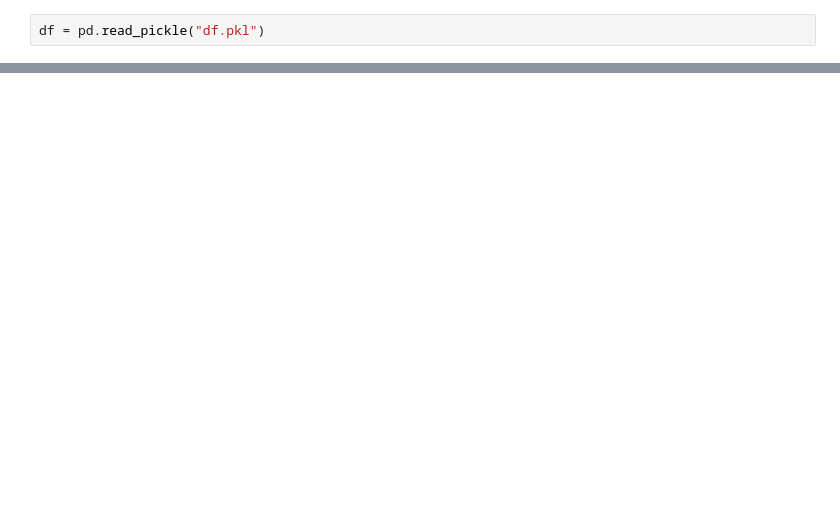
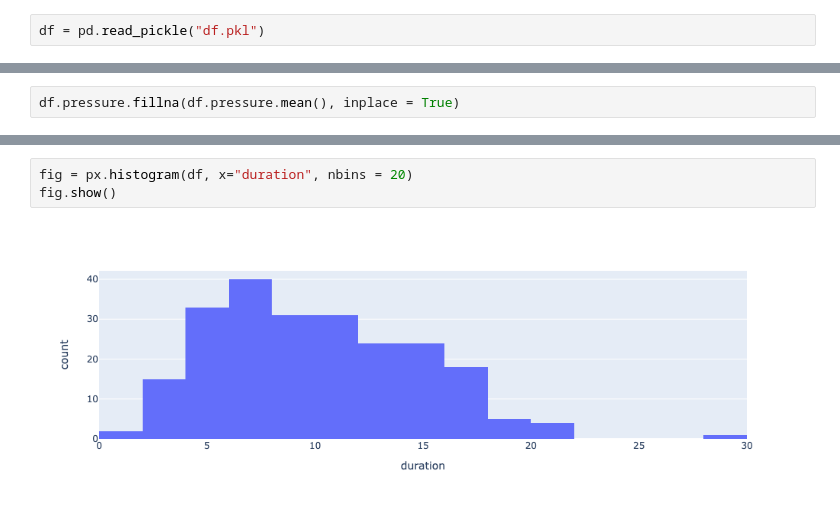
Before and after one commit to jagan-singh/Hurricane_Project, a Jupyter notebook: project.ipynb, the cells around one changed output, grey strips where cells are left out. Saved outputs shown, nothing was run; the diff lists cells and outputs as text; blank space fills up the shorter version.

```diff
--- a/project.ipynb
+++ b/project.ipynb
@@ -58,0 +69,2 @@ df.pressure.max()
+# %%
+df.pressure.fillna(df.pressure.mean(), inplace = True)
@@ -58,0 +99,5 @@ df.pressure.max()
+# %%
+fig = px.histogram(df, x="duration", nbins = 20)
+fig.show()
+# %% [output]
+[figure, added]
```
Also changed, not shown: parts of 16 cells of this notebook, 7 other files.
